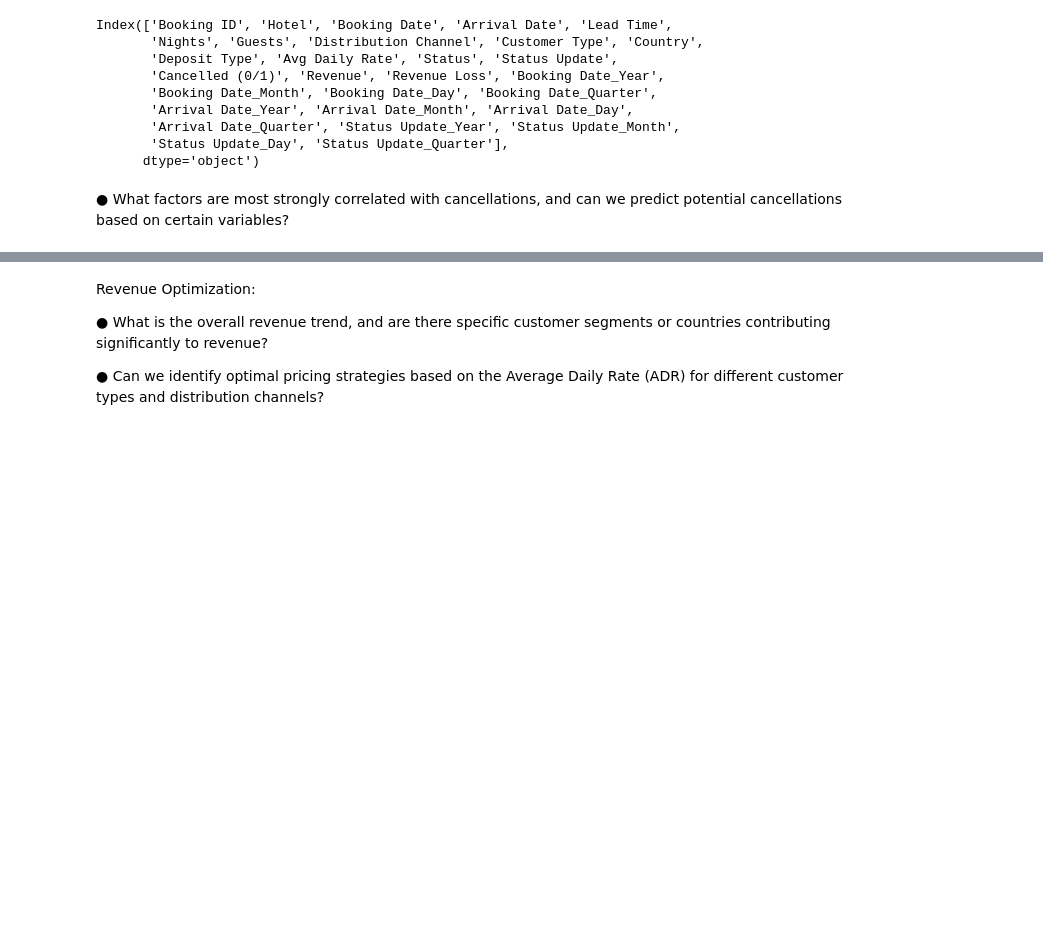
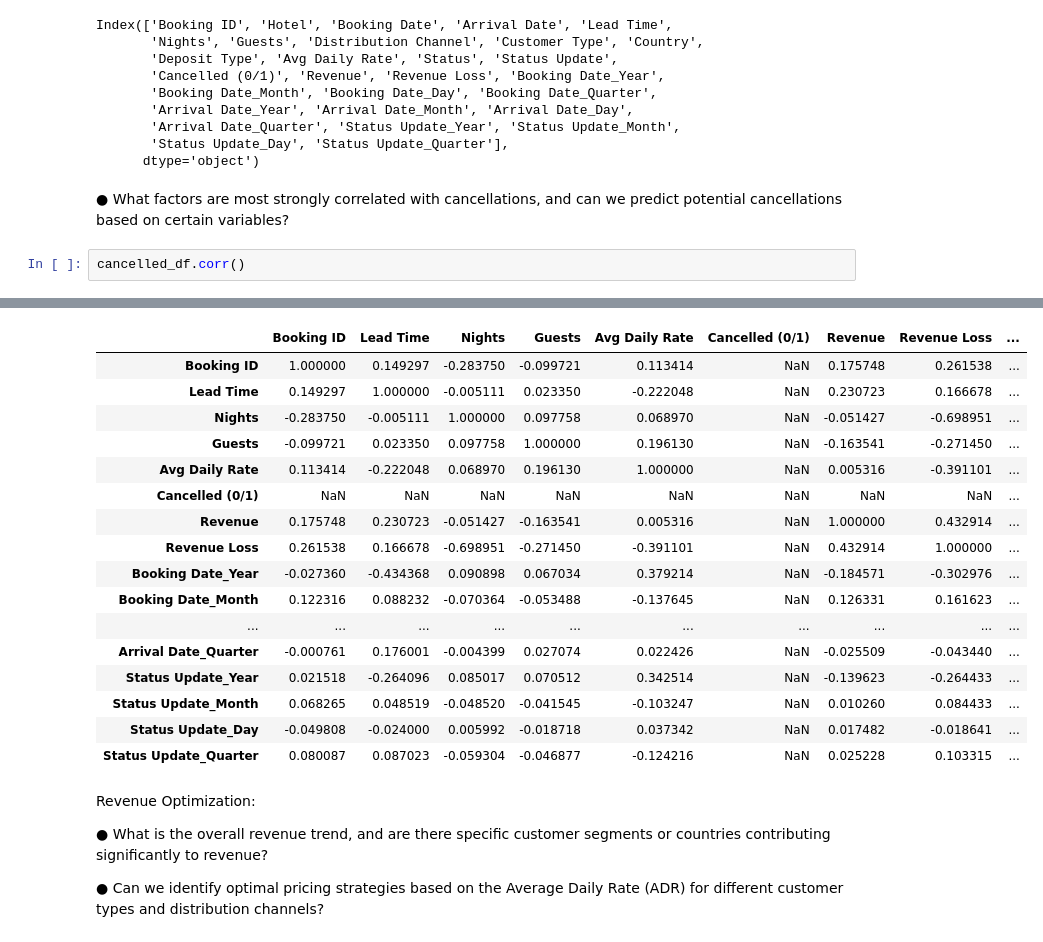
Before and after one commit to RheedWhan/SHG-analysis., a Jupyter notebook: Splendor_Hotel.ipynb, the cells around one changed output, grey strips where cells are left out. Saved outputs shown, nothing was run; the diff lists cells and outputs as text; blank space fills up the shorter version.

```diff
--- a/Splendor_Hotel.ipynb
+++ b/Splendor_Hotel.ipynb
@@ -758,3 +758,6 @@ Index(['Booking ID', 'Hotel', 'Booking Date', 'Arrival Date', 'Lead Time',
       dtype='object')
 # %% [markdown]
 ● What factors are most strongly correlated with cancellations, and can we predict potential cancellations based on certain variables?
+# %%
+cancelled_df.corr()
+# %% [output]
@@ -761,3 +765,20 @@ Index(['Booking ID', 'Hotel', 'Booking Date', 'Arrival Date', 'Lead Time',
+|  | Booking ID | Lead Time | Nights | Guests | Avg Daily Rate | Cancelled (0/1) | Revenue | Revenue Loss | ... |
+| Booking ID | 1.000000 | 0.149297 | -0.283750 | -0.099721 | 0.113414 | NaN | 0.175748 | 0.261538 | ... |
+| Lead Time | 0.149297 | 1.000000 | -0.005111 | 0.023350 | -0.222048 | NaN | 0.230723 | 0.166678 | ... |
+| Nights | -0.283750 | -0.005111 | 1.000000 | 0.097758 | 0.068970 | NaN | -0.051427 | -0.698951 | ... |
+| Guests | -0.099721 | 0.023350 | 0.097758 | 1.000000 | 0.196130 | NaN | -0.163541 | -0.271450 | ... |
+| Avg Daily Rate | 0.113414 | -0.222048 | 0.068970 | 0.196130 | 1.000000 | NaN | 0.005316 | -0.391101 | ... |
+| Cancelled (0/1) | NaN | NaN | NaN | NaN | NaN | NaN | NaN | NaN | ... |
+| Revenue | 0.175748 | 0.230723 | -0.051427 | -0.163541 | 0.005316 | NaN | 1.000000 | 0.432914 | ... |
+| Revenue Loss | 0.261538 | 0.166678 | -0.698951 | -0.271450 | -0.391101 | NaN | 0.432914 | 1.000000 | ... |
+| Booking Date_Year | -0.027360 | -0.434368 | 0.090898 | 0.067034 | 0.379214 | NaN | -0.184571 | -0.302976 | ... |
+| Booking Date_Month | 0.122316 | 0.088232 | -0.070364 | -0.053488 | -0.137645 | NaN | 0.126331 | 0.161623 | ... |
+| ... | ... | ... | ... | ... | ... | ... | ... | ... | ... |
+| Arrival Date_Quarter | -0.000761 | 0.176001 | -0.004399 | 0.027074 | 0.022426 | NaN | -0.025509 | -0.043440 | ... |
+| Status Update_Year | 0.021518 | -0.264096 | 0.085017 | 0.070512 | 0.342514 | NaN | -0.139623 | -0.264433 | ... |
+| Status Update_Month | 0.068265 | 0.048519 | -0.048520 | -0.041545 | -0.103247 | NaN | 0.010260 | 0.084433 | ... |
+| Status Update_Day | -0.049808 | -0.024000 | 0.005992 | -0.018718 | 0.037342 | NaN | 0.017482 | -0.018641 | ... |
+| Status Update_Quarter | 0.080087 | 0.087023 | -0.059304 | -0.046877 | -0.124216 | NaN | 0.025228 | 0.103315 | ... |
 # %% [markdown]
 Revenue Optimization:
 
```
Also changed, not shown: parts of 1 cell of this notebook.
